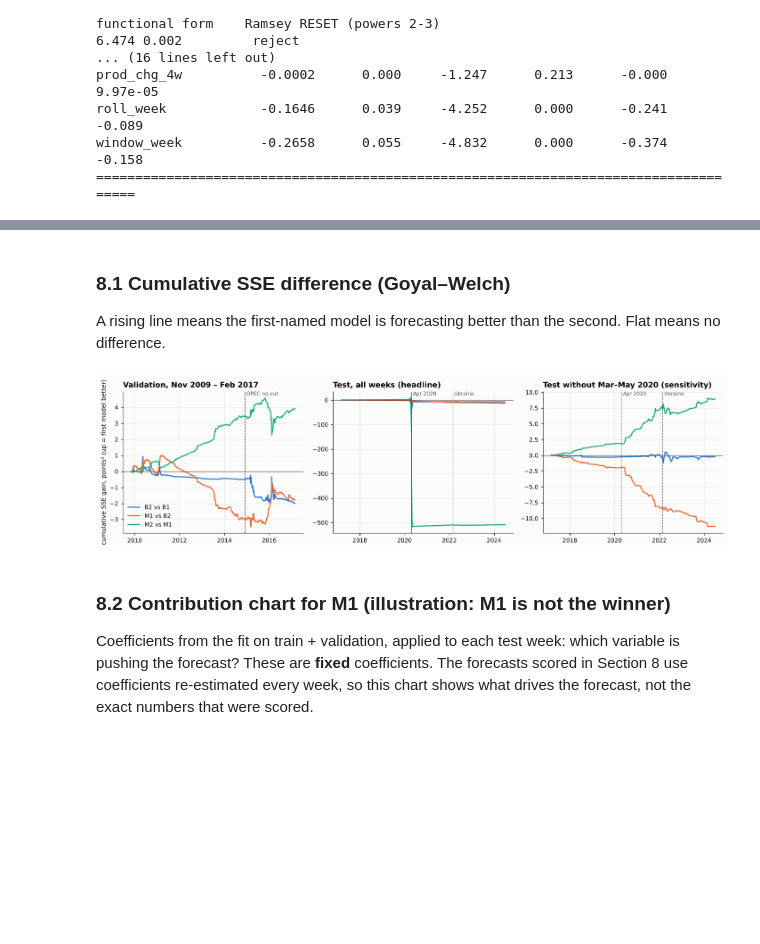
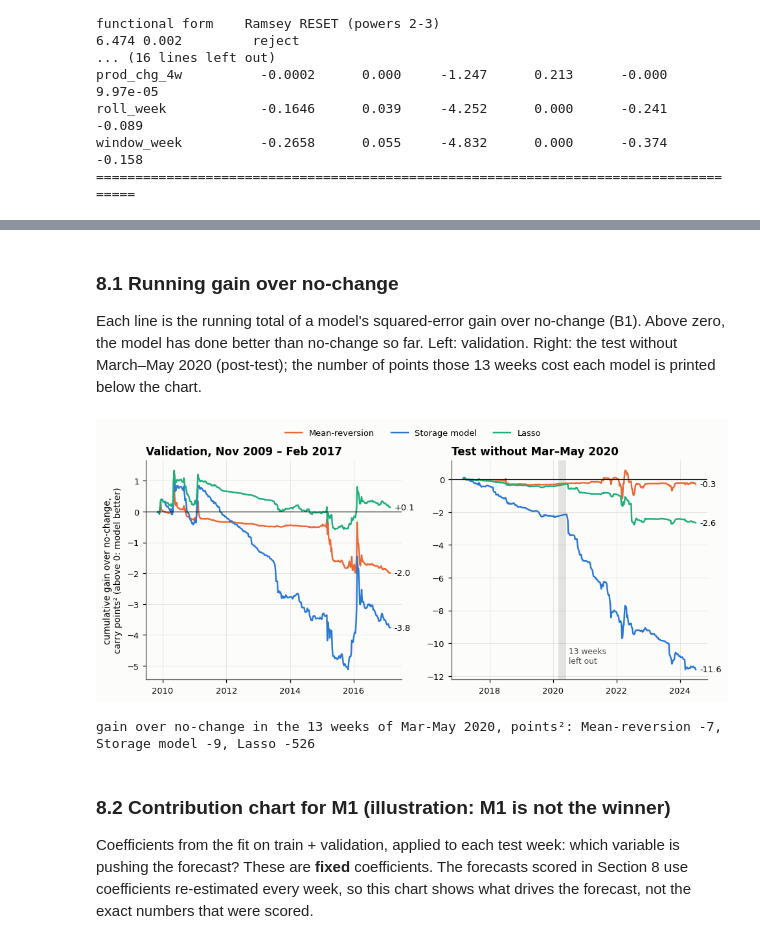
Before and after one commit to Adkid-Zephyr/fe-oil-group-work, a Jupyter notebook: coursework/oil-forecasting.ipynb, the cells around one changed output, grey strips where cells are left out. Cells and saved outputs as stored; diff of their text form; code cells hidden in the pictures; blank space fills up the shorter version.

```diff
--- a/coursework/oil-forecasting.ipynb
+++ b/coursework/oil-forecasting.ipynb
@@ -1292,18 +1188,0 @@ thin = 5: roll weeks 23.0% (unchanged), Fridays in window 23.7% (was 17.5%), sd
-# %%
-rej = DIAG[DIAG["5% verdict"] == "reject"].index.get_level_values("test").tolist()
-print(f"- Rejected at 5%: {rej or 'nothing'}.")
-print("- Heteroskedasticity and fat tails are expected in this market; inference uses Newey-West errors and the sample is large (CLT).")
-bgp = DIAG.loc[("autocorrelation", "Breusch-Godfrey (4)"), "p"]
-print(f"- Residual autocorrelation (BG 4 lags p = {bgp:.3f}): " + ("present; Newey-West covers the standard errors, and BIC already had the chance to add lags of y." if bgp < 0.05 else "none detected."))
-pairs = [(t, t.split(" (")[0] + ", robust (HAC Wald)") for t in DIAG.index.get_level_values("test") if t.startswith("Chow") and "robust" not in t]
-pairs.append(("Ramsey RESET (powers 2-3)", "Ramsey RESET, robust (HAC Wald)"))
-pairs.append(("Predictive failure, last 104 weeks", "Last 104 weeks, robust (HAC Wald on coefficient change)"))
-P = DIAG.droplevel("group").p
-flips = [f"{a.split(' (')[0].split(', last')[0]}: classical p = {P[a]:.3f}, robust p = {P[b]:.3f}" for a, b in pairs if P[a] < 0.05 <= P[b]]
-print("- Classical rejections that disappear with robust errors: " + ("; ".join(flips) + ". These are changes in volatility, not in the coefficients, "
-      "so no structural break or non-linearity is claimed." if flips else "none."))
-ch = DIAG.loc["stability"]
-print("- Stability: " + "; ".join(f"{t} p = {p:.3f}" for t, p in ch.p.items()) + ".")
-psis = list(PSI_ROB)
-print(f"- Robustness: psi is {'positive (no mean reversion) in every check' if min(psis) > 0 else 'not the same sign in every check'}, "
-      f"from {min(psis):+.3f} to {max(psis):+.3f} (the $ row is in different units).")
@@ -1561,7 +1432,7 @@ if os.path.exists(FREEZE):
     changed = [k_ for k_ in freeze if k_ != "frozen_at" and k_ in old and not same_setting(freeze[k_], old[k_])]
     if changed:
         raise RuntimeError(f"freeze.json from {old.get('frozen_at')} has different settings for {changed}. It is NOT overwritten. "
-                           "If the change is intended, delete the file by hand, re-run, and report that the test was re-scored.")
+                           "A frozen setting cannot be changed after the test.")
     added = [k_ for k_ in freeze if k_ not in old]
     freeze["frozen_at"] = old["frozen_at"]                               # keep the original time stamp
     print(f"freeze.json unchanged since {old['frozen_at']}: kept" + (f" (new fields recorded: {added})" if added else "") + ".")
@@ -1694,32 +1558,36 @@ M2 vs M1  Does automatic selection beat theory?     0.759  0.241  3.788       0.
 M1 vs B1              M1 vs the naive benchmark     1.454 -0.454 -4.232       1.000
 M2 vs B1              M2 vs the naive benchmark     1.103 -0.103 -1.844       0.967
 # %% [markdown]
-### 8.1 Cumulative SSE difference (Goyal–Welch)
-A rising line means the first-named model is forecasting better than the second. Flat means no difference.
+### 8.1 Running gain over no-change
+Each line is the running total of a model's squared-error gain over no-change (B1). Above zero, the model has done better than no-change so far.
+Left: validation. Right: the test without March–May 2020 (post-test); the number of points those 13 weeks cost each model is printed below the chart.
 # %%
-def cum_sse(F, mod, ben):
+def cum_gain(F, m):
     d = DF.loc[F.index]
-    return pd.Series(((d.y - F[ben]) ** 2 - (d.y - F[mod]) ** 2).cumsum().values, index=d.target_friday.values)
+    return pd.Series(((d.y - F["B1"]) ** 2 - (d.y - F[m]) ** 2).cumsum().values, index=d.target_friday.values)
 
 
-cols = {"B2 vs B1": C["blue"], "M1 vs B2": C["orange"], "M2 vs M1": C["aqua"]}
+NAMES = {"B2": ("Mean-reversion", C["orange"]), "M1": ("Storage model", C["blue"]), "M2": ("Lasso", C["aqua"])}
 F_TEST_X = F_TEST[NO20.values]
-fig, axes = plt.subplots(1, 3, figsize=(13, 3.6))
-for ax, F, name in [(axes[0], F_VAL_USE, "Validation, Nov 2009 – Feb 2017"), (axes[1], F_TEST, "Test, all weeks (headline)"),
-                    (axes[2], F_TEST_X, "Test without Mar–May 2020 (sensitivity)")]:
-    for lab, col in cols.items():
-        mod, ben = lab.split(" vs ")
-        s_ = cum_sse(F, mod, ben); ax.plot(s_.index, s_.values, color=col, label=lab)
-    ax.axhline(0, color=C["mute"], lw=0.8)
-    lo_, hi_ = ax.get_ylim()
-    for ev, txt in [("2014-11-28", "OPEC no-cut"), ("2020-04-20", "Apr 2020"), ("2022-02-24", "Ukraine")]:
-        if DF.loc[F.index[0], "target_friday"] <= pd.Timestamp(ev) <= DF.loc[F.index[-1], "target_friday"]:
-            ax.axvline(pd.Timestamp(ev), color=C["mute"], lw=0.8, ls="--"); ax.text(pd.Timestamp(ev), hi_, " " + txt, fontsize=7.5, color=C["mute"], va="top")
-    ax.set_title(name); ax.xaxis.set_major_locator(mdates.YearLocator(2)); ax.xaxis.set_major_formatter(mdates.DateFormatter("%Y"))
-axes[0].set_ylabel("cumulative SSE gain, points² (up = first model better)"); axes[0].legend(loc="lower left")
+fig, axes = plt.subplots(1, 2, figsize=(9, 3.8))
+for ax, F, ttl in [(axes[0], F_VAL_USE, "Validation, Nov 2009 – Feb 2017"), (axes[1], F_TEST_X, "Test without Mar–May 2020")]:
+    for m, (lab, col) in NAMES.items():
+        s_ = cum_gain(F, m); ax.plot(s_.index, s_.values, color=col, label=lab)
+        ax.annotate(f"{s_.iloc[-1]:+.1f}", (s_.index[-1], s_.iloc[-1]), xytext=(4, 0), textcoords="offset points", va="center", fontsize=8.5)
+    ax.axhline(0, color=C["ink"], lw=0.8); ax.set_title(ttl)
+    ax.xaxis.set_major_locator(mdates.YearLocator(2)); ax.xaxis.set_major_formatter(mdates.DateFormatter("%Y"))
+axes[1].axvspan(pd.Timestamp("2020-03-01"), pd.Timestamp("2020-05-31"), color=C["mute"], alpha=0.15, lw=0)
+axes[1].text(pd.Timestamp("2020-07-01"), axes[1].get_ylim()[0] * 0.92, "13 weeks\nleft out", fontsize=8, color=C["mute"])
+axes[0].set_ylabel("cumulative gain over no-change,\ncarry points² (above 0: model better)")
+fig.legend(*axes[0].get_legend_handles_labels(), loc="upper center", ncol=3, bbox_to_anchor=(0.5, 1.05))
 savefig("09_cumulative_sse")
+
+yT = DF.loc[F_TEST.index, "y"]
+cost20 = {NAMES[m][0]: float(((yT - F_TEST.B1) ** 2 - (yT - F_TEST[m]) ** 2)[~NO20.values].sum()) for m in NAMES}
+print("gain over no-change in the 13 weeks of Mar-May 2020, points²: " + ", ".join(f"{k} {v:+.0f}" for k, v in cost20.items()))
 # %% [output]
-[figure, old version]
+[figure, new version]
+gain over no-change in the 13 weeks of Mar-May 2020, points²: Mean-reversion -7, Storage model -9, Lasso -526
 # %% [markdown]
 ### 8.2 Contribution chart for M1 (illustration: M1 is not the winner)
 Coefficients from the fit on train + validation, applied to each test week: which variable is pushing the forecast?
```
Also changed, not shown: parts of 43 cells of this notebook, 38 other files.
